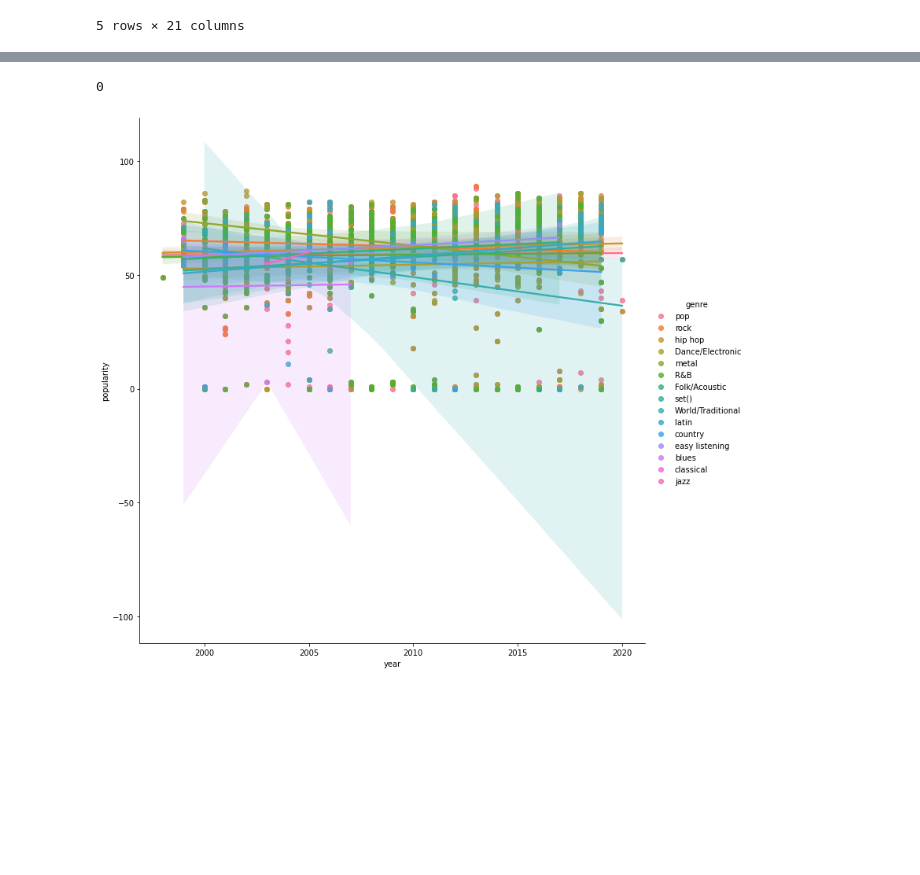
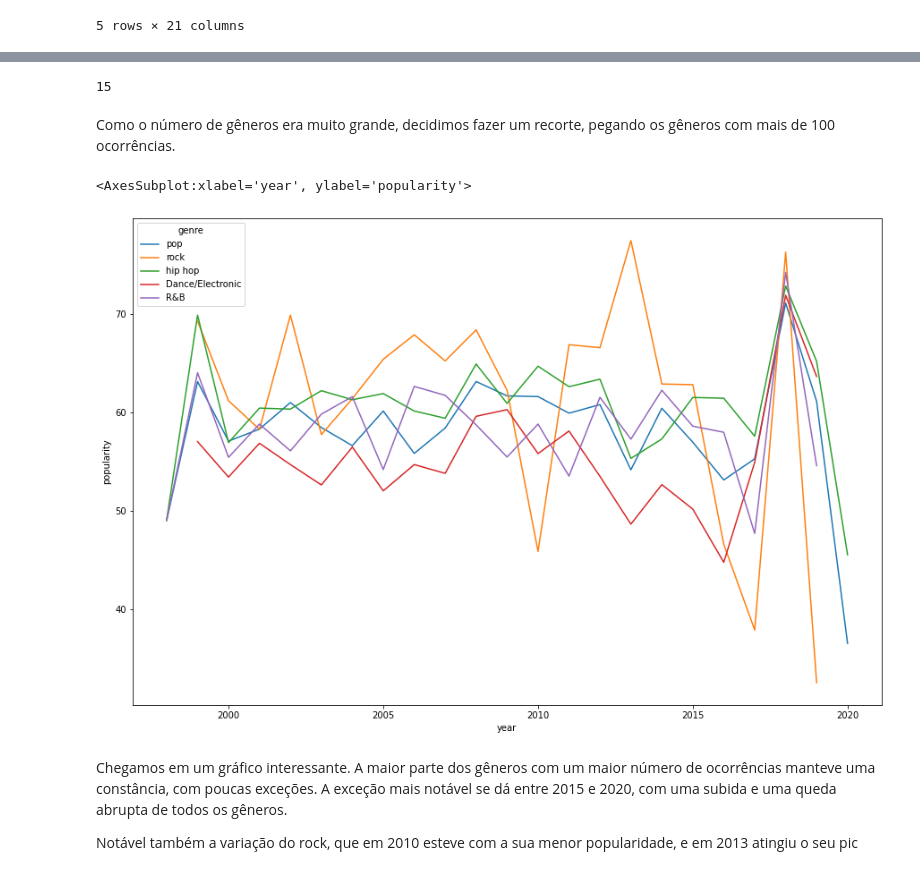
Before and after one commit to luc-zago/top-hits-spotify-2000-2009-analysis, a Jupyter notebook: Top Hits Spotify (2000-2019) Analysis.ipynb, the cells around one changed output, grey strips where cells are left out. Drawn from its saved outputs; the diff is of its cells as text; code cells hidden in the pictures; blank space fills up the shorter version.

```diff
--- a/Top Hits Spotify (2000-2019) Analysis.ipynb
+++ b/Top Hits Spotify (2000-2019) Analysis.ipynb
@@ -90,7 +97,7 @@ new_data.head()
 | 4 | *NSYNC | Bye Bye Bye | 200560 | False | 2000 | 65 | 0.614 | 0.928 | 8 | ... |
 5 rows × 21 columns
 # %%
-# Criando novos dataframes com apenas uma coluna de gênero
+# Passo 6: criando novos dataframes com apenas uma coluna de gênero
 
 # Criando lista para armazenar os dataframes temporariamente
 df_list = list()
@@ -110,7 +117,9 @@ for index in range(1, 5):
     df_list.append(new_df)
 
 # Unindo os dataframes
-united_df = pd.concat(df_list)
+# O atributo ignore_index deve ser utilizado para o novo dataframe concatenado não ficar com o index quebrado
+united_df = pd.concat(df_list, ignore_index=True)
 
-united_df.sort_values('year').groupby('genre').plot.line(x='year', y='popularity', subplots=True, layout=(5,2), figsize=(25,25))
+# Visualizando o novo dataframe
+united_df.head()
 # %% [output]
@@ -146,5 +132,25 @@ dtype: object
 # %%
-sns.lmplot(x='year', y='popularity', data=united_df, hue='genre', height=10)
+# Passo 7: verificando o número de gêneros
+len(united_df['genre'].unique())
 # %% [output]
-0
+15
-[figure, removed]
+# %% [markdown]
+Como o número de gêneros era muito grande, decidimos fazer um recorte, pegando os gêneros com mais de 100 ocorrências.
+# %%
+# Passo 8: fazendo o recorte
+# Criando uma máscara
+split_genres_mask = united_df["genre"].isin(united_df['genre'].value_counts().index[united_df['genre'].value_counts() > 100])
+
+# Aplicando a máscara
+split_genres_df = united_df[split_genres_mask]
+
+# Passo 9: plotando os dados
+fig, ax = plt.subplots(figsize=(15, 10))
+sns.lineplot(x='year', y='popularity', data=split_genres_df, hue='genre', ci=None)
+# %% [output]
+<AxesSubplot:xlabel='year', ylabel='popularity'>
+[figure, added]
+# %% [markdown]
+Chegamos em um gráfico interessante. A maior parte dos gêneros com um maior número de ocorrências manteve uma constância, com poucas exceções. A exceção mais notável se dá entre 2015 e 2020, com uma subida e uma queda abrupta de todos os gêneros.
+
+Notável também a variação do rock, que em 2010 esteve com a sua menor popularidade, e em 2013 atingiu o seu pic
```
Also changed, not shown: parts of 6 cells of this notebook.
